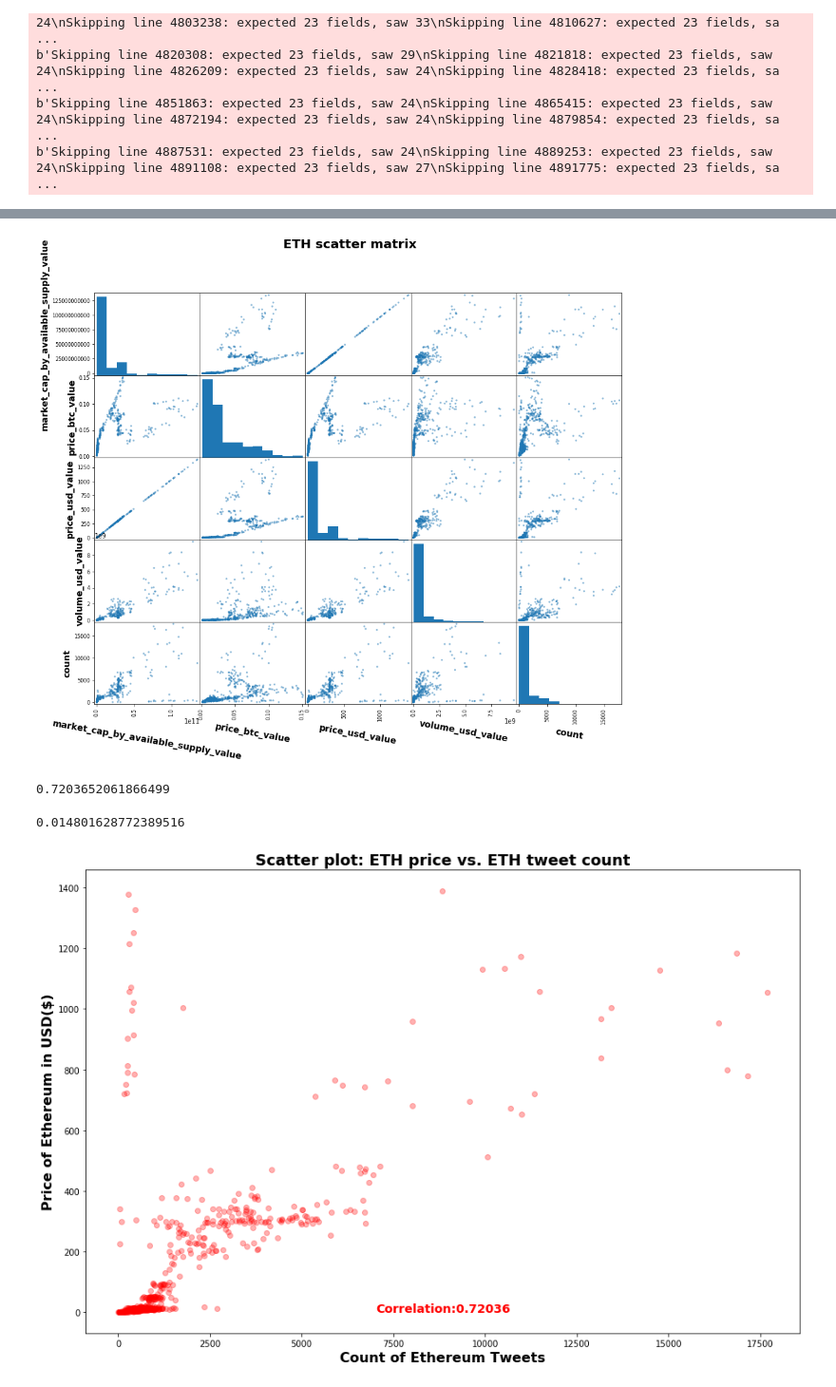
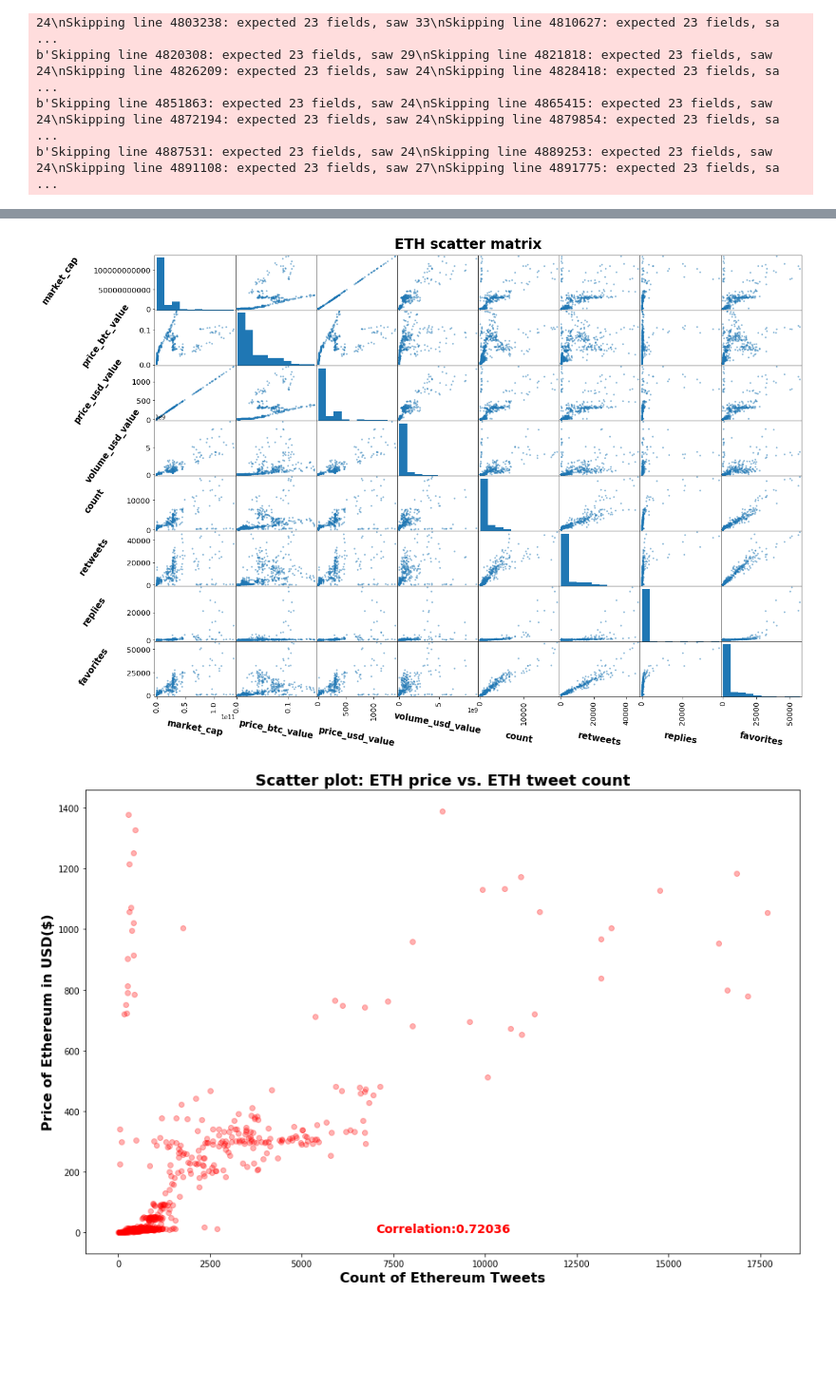
Before and after one commit to ThomasADuffy/Crypto-Capstone-1, a Jupyter notebook: notebooks/graphing_notebook.ipynb, the cells around one changed output, grey strips where cells are left out. Shown at 95% size. Saved outputs shown, nothing was run; the diff lists cells and outputs as text; code cells hidden in the pictures; blank space fills up the shorter version.

```diff
--- a/notebooks/graphing_notebook.ipynb
+++ b/notebooks/graphing_notebook.ipynb
@@ -12,7 +12,7 @@ importlib.reload(graphing_func)
 # %% [output]
 <module 'graphing_func' from '/home/thomas/Documents/Galvanize/Capstones/Crypto-Capstone-1/src/graphing_func.py'>
 # %%
-ETH,BTC = get_count_df()
+ETH,BTC = graph.get_count_df()
 # %% [output]
 b'Skipping line 28517: expected 22 fields, saw 23\n'
 b'Skipping line 34516: expected 22 fields, saw 23\nSkipping line 55156: expected 22 fields, saw 23\nSkipping line 64227: expected 22 fields, saw 23\n'
@@ -51,13 +56,9 @@ pandas_scatter_matrix(BTC,'BTC scatter matrix','BTC_scatter_matrix.png')
 # %%
-pandas_scatter_matrix(ETH,'ETH scatter matrix','ETH_scatter_matrix.png')
+graph.pandas_scatter_matrix(ETH,'ETH scatter matrix','ETH_scatter_matrix.png')
 # %% [output]
-[figure, old version]
+[figure, new version]
 # %%
 ETH['count'].corr(ETH['price_usd_value'])
-# %% [output]
-0.7203652061866499
 # %%
 BTC['count'].corr(BTC['price_usd_value'])
-# %% [output]
-0.014801628772389516
 # %%
```
Also changed, not shown: parts of 15 cells of this notebook, 6 other files.
